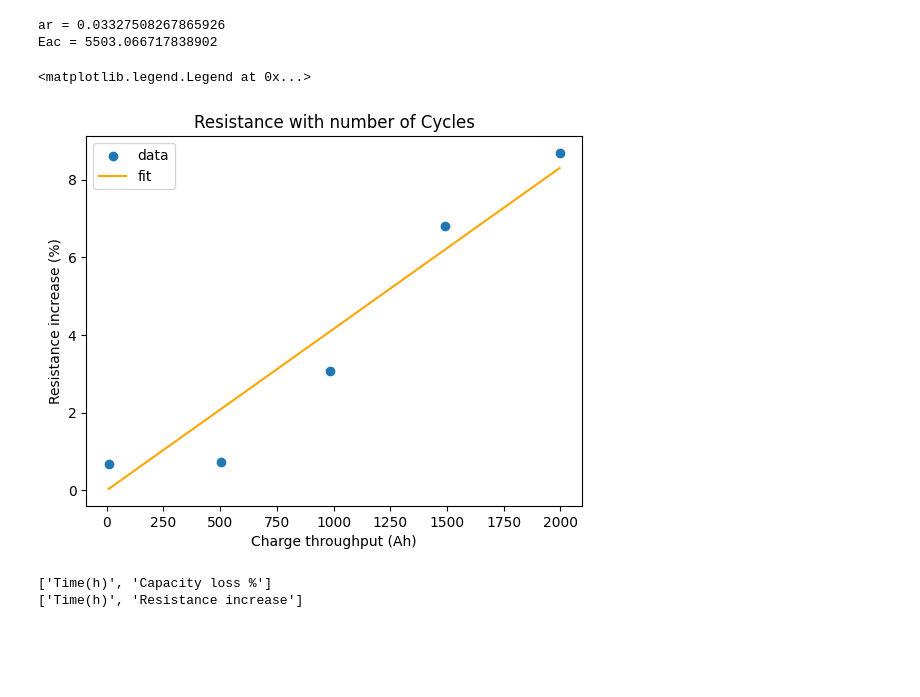
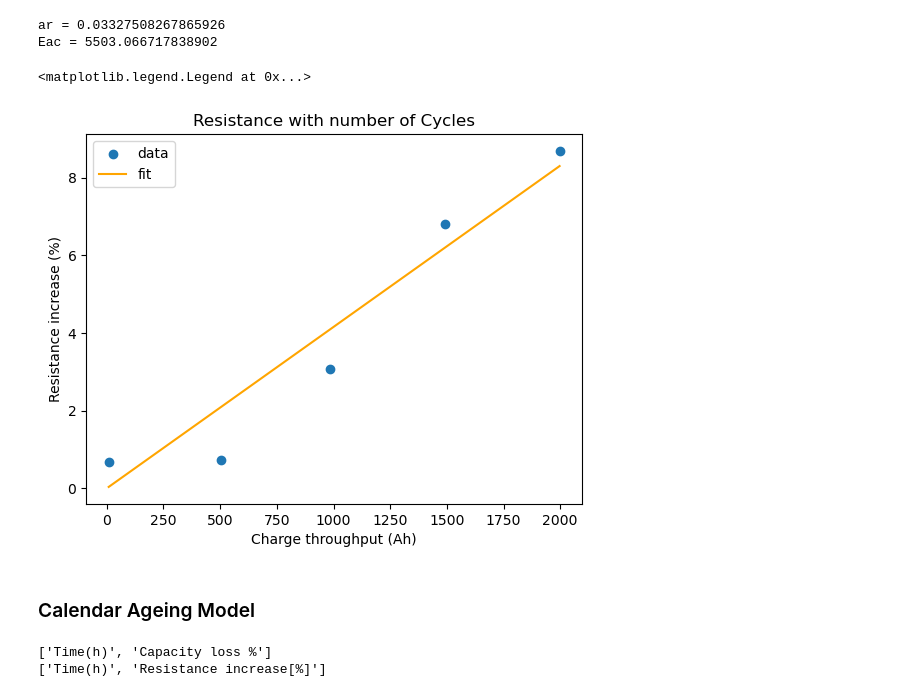
Before and after one commit to feyzijan/BatteryModelling, a Jupyter notebook: Part4Degradation.ipynb, the cells around one changed output. Drawn from its saved outputs; the diff is of its cells as text; code cells hidden in the pictures; blank space fills up the shorter version.

```diff
--- a/Part4Degradation.ipynb
+++ b/Part4Degradation.ipynb
@@ -2,7 +2,7 @@
 import pandas
 import matplotlib.pyplot as plt
 import numpy as np
-df = pandas.read_csv('Degradation_45DegC_1C.csv')
+df = pandas.read_csv('Data\RE__Data_for_Degradation\Degradation_45DegC_1C.csv')
 # %%
 df.head()
 # %% [output]
@@ -112,12 +112,12 @@ T = 318.15
 # Eac = 22406
 
 # Define the function to fit the data
-def func(Ah, ac, Eac, z):
+def func(Ah, ac, Eac, z): # Equation 5 from Part 4
     return ac * np.exp(-Eac/(8.314*318.15)) * (Ah**z)
 
 
 # Use curve_fit to estimate the parameters
-popt, pcov = curve_fit(func, charge_thru, capacity)
+popt, pcov = curve_fit(func, charge_thru, 100-capacity)
 
 # Print the estimated parameters
 
@@ -148,6 +148,6 @@ plt.legend()
 # %%
 #now the same for equation 7, the resistance plot
-df2 = pandas.read_csv('Degradation_45DegC_1C_resistance.csv')
+df2 = pandas.read_csv('Data\RE__Data_for_Degradation\Degradation_45DegC_1C_resistance.csv')
 print(df2.columns.tolist())
 cycle2 = np.array(df2['Cycle'][:])
 resistance = np.array(df2['Resistance %'][:])
@@ -186,31 +186,33 @@ Eac = 5503.066717838902
 # %%
 #and now plotting the values
 #now lets see the fit
-fit_y2 = func2(charge_thru2, ac2, Eac2)
+fit_y2 = func2(charge_thru2, ar, Eac2)
 fig, ax = plt.subplots()
 ax.scatter(charge_thru2, resistance, label="data")
 plt.plot(charge_thru2, fit_y2, label="fit", color="orange")
 plt.xlabel("Charge throughput (Ah)")
 plt.ylabel('Resistance increase (%)')
 plt.title("Resistance with number of Cycles")
 plt.legend()
 # %% [output]
 <matplotlib.legend.Legend at 0x...>
-[figure, old version]
+[figure, new version]
+# %% [markdown]
+### Calendar Ageing Model
 # %%
 #now to the calender aging mdoel
 #first import all the data
-df3 = pandas.read_csv('Calendar_ageing_60degC_SOC_100.csv')
-df4 = pandas.read_csv('Calendar_ageing_60degC_SOC_100_resistance_increase.csv')
+df3 = pandas.read_excel(r'Data\RE__Data_for_Degradation\Calendar_ageing_60degC_SOC_100.xlsx')
+df4 = pandas.read_excel(r'Data\RE__Data_for_Degradation\Calendar_ageing_60degC_SOC_100_resistance_increase.xlsx')
 print(df3.columns.tolist())
 print(df4.columns.tolist())
 Time = np.array(df3['Time(h)'][:])
 cap_loss = np.array(df3['Capacity loss %'][:])
 Time2 = np.array(df4['Time(h)'][:])
-Res_inc = np.array(df4['Resistance increase'][:])
+Res_inc = np.array(df4['Resistance increase[%]'][:])
 # %% [output]
 ['Time(h)', 'Capacity loss %']
-['Time(h)', 'Resistance increase']
+['Time(h)', 'Resistance increase[%]']
 # %%
 #fitting the parameters for the first one, equation 7
 R = 8.314
```
Also changed, not shown: parts of 12 cells of this notebook, 2 other files.
